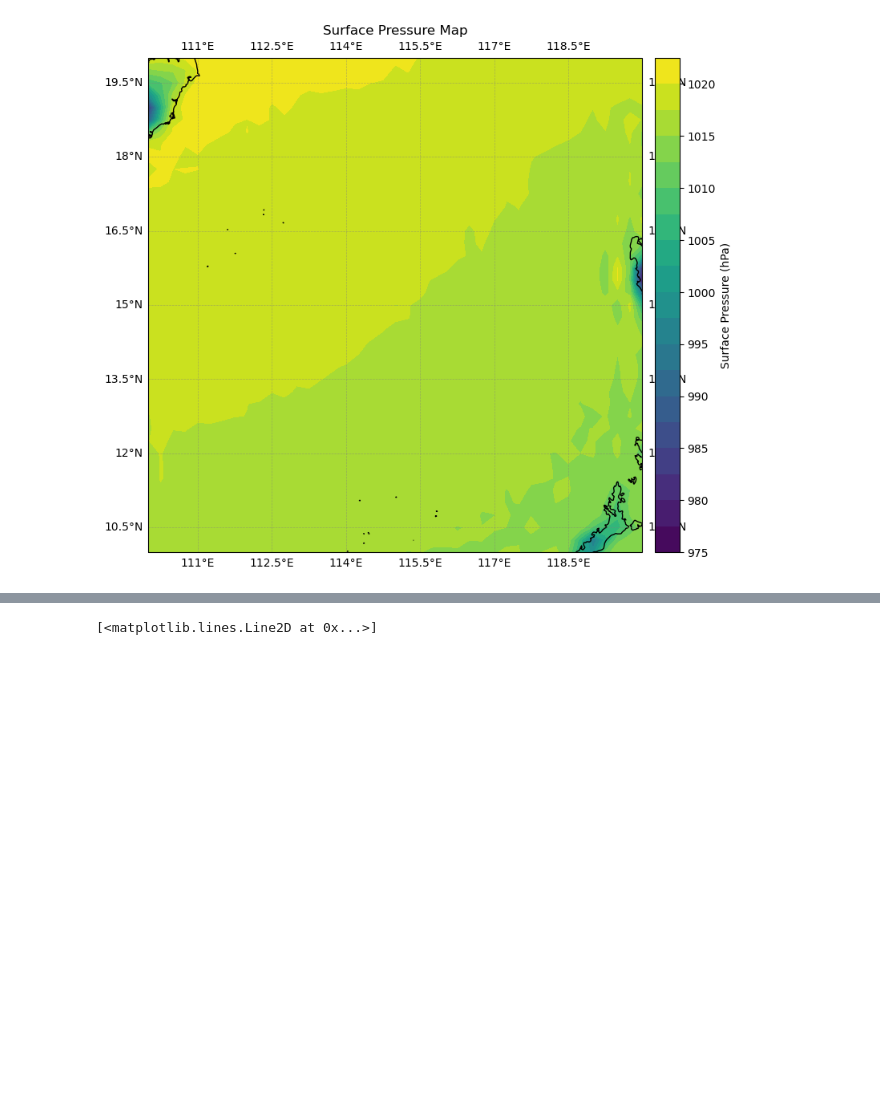
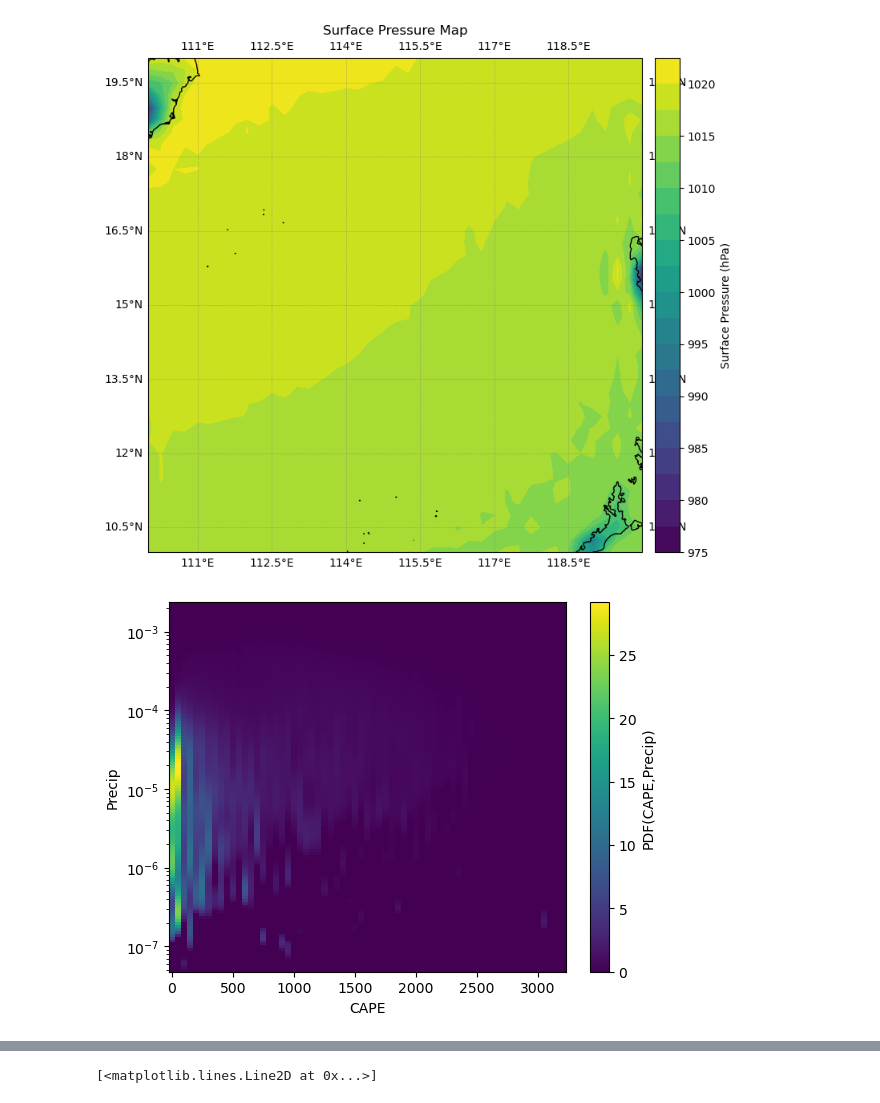
Before and after one commit to VarinR/Atmospheric-Science, a Jupyter notebook: Tropics_3_cin-ocean.ipynb, the cells around one changed output, grey strips where cells are left out. Saved outputs shown, nothing was run; the diff lists cells and outputs as text; code cells hidden in the pictures; blank space fills up the shorter version.

```diff
--- a/Tropics_3_cin-ocean.ipynb
+++ b/Tropics_3_cin-ocean.ipynb
@@ -65,3 +66,13 @@ plt.show()
 [figure]
 # %%
 avg_dsMT = merged_ds.mean(dim=['latitude', 'longitude'])
+# %%
+cape_pdf = fastkde.pdf(avg_dsMT['cape'].values, avg_dsMT['tp'].values, var_names = ["CAPE", "Precip"], log_axes = [False, True])
+
+fig, ax = plt.subplots()
+cape_pdf.plot()
+#ax.set_xscale('log')
+ax.set_yscale('log')
+plt.show()
+# %% [output]
+[figure, added]
```
Also changed, not shown: parts of 3 cells of this notebook.
